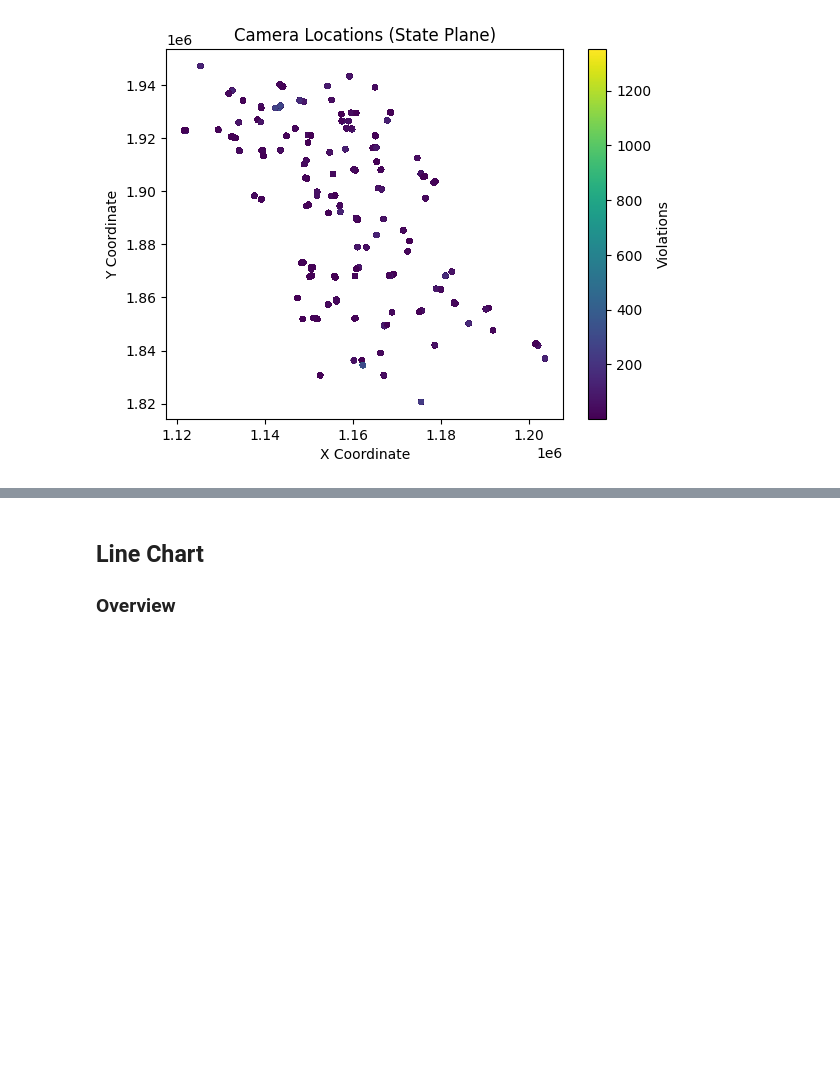
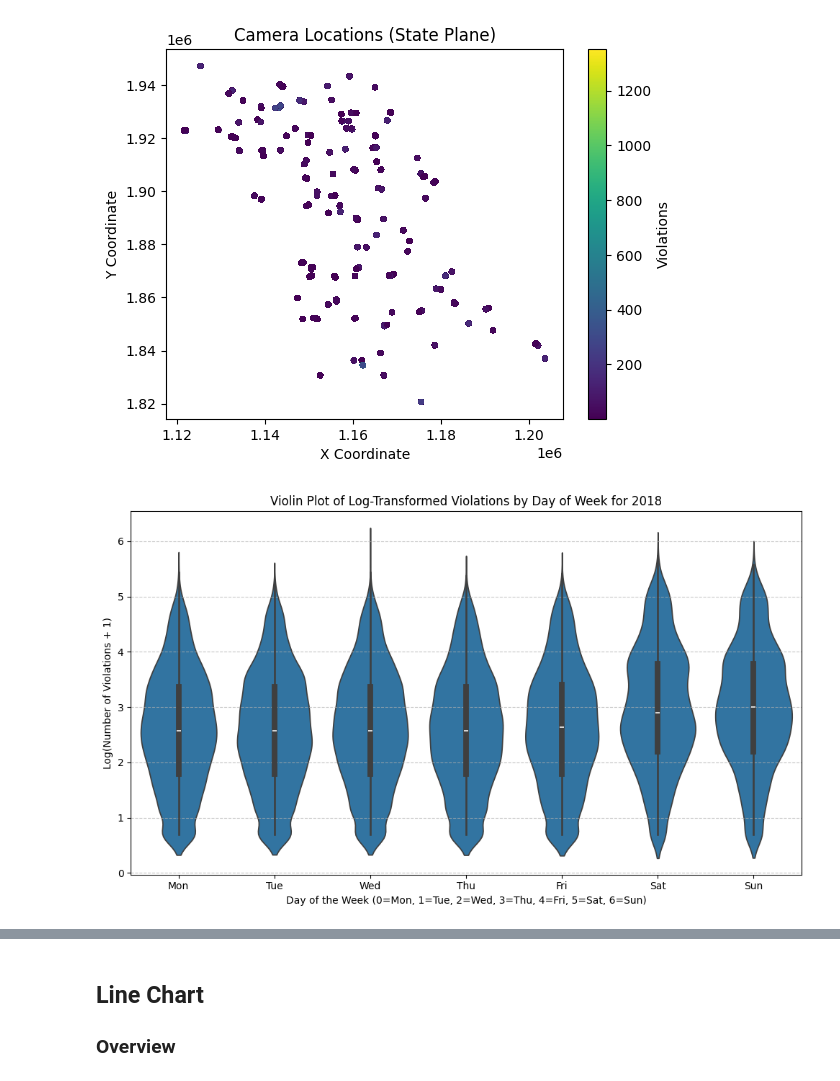
Before and after one commit to rmasud-michigan/siads_521_assignment_3, a Jupyter notebook: Assignment_3.ipynb, the cells around one changed output, grey strips where cells are left out. Cells and saved outputs as stored; diff of their text form; code cells hidden in the pictures; blank space fills up the shorter version.

Commit message:
more data changes

```diff
--- a/Assignment_3.ipynb
+++ b/Assignment_3.ipynb
@@ -120,35 +97,58 @@ plt.show()
 # %% [output]
 [figure]
 # %%
-import seaborn as sns
-def create_violation_heatmap_by_year_month(df,year=2024,month='January', x_coord_col='X COORDINATE', y_coord_col='Y COORDINATE', violations_col='VIOLATIONS'):
+def create_day_of_week_violation_violin_plot_log_transformed(df, year=2024,violation_date_col='VIOLATION DATE', violations_col='VIOLATIONS'):
     """
-    Generates a heatmap to visualize the density of violations based on X and Y coordinates.
+    Generates a violin plot of the log-transformed number of violations by day of the week.
 
     Args:
         df (pd.DataFrame): The input DataFrame containing the data.
-        x_coord_col (str, optional): The name of the column containing X coordinates. Defaults to 'X COORDINATE'.
-        y_coord_col (str, optional): The name of the column containing Y coordinates. Defaults to 'Y COORDINATE'.
+        violation_date_col (str, optional): The name of the column containing the violation date. Defaults to 'VIOLATION DATE'.
         violations_col (str, optional): The name of the column containing violation counts. Defaults to 'VIOLATIONS'.
 
     Returns:
-        None: Displays the heatmap.
+        None: Displays the violin plot with log-transformed y-axis.
     """
-    dfyear= df.loc[(df['YEAR'] == year) & (df['MONTH_NAME'] == month)]
 
-    plt.figure(figsize=(10, 8))  # Adjust figure size as needed
+    # Convert the violation date column to datetime objects
+    df[violation_date_col] = pd.to_datetime(df[violation_date_col])
 
-    # Create the heatmap
-    sns.heatmap(dfyear.pivot_table(values=violations_col, index=y_coord_col, columns=x_coord_col, fill_value=80),
-                cmap="YlOrRd",  # Choose a color map (e.g., yellow-orange-red)
-                cbar_kws={'label': 'Number of Violations'})  # Add a colorbar with a label
+    # Extract the day of the week (Monday=0, Sunday=6)
+    df['DAY_OF_WEEK'] = df[violation_date_col].dt.dayofweek
 
-    plt.title("Heatmap of Violation Density")
-    plt.xlabel("X Coordinate")
-    plt.ylabel("Y Coordinate")
-    plt.tight_layout()  # Adjust layout to prevent labels from overlapping
+    # Apply a log transformation to the 'VIOLATIONS' column
+    # Using np.log1p to handle potential zero values (log(1+x))
+    df['LOG_VIOLATIONS'] = np.log1p(df[violations_col])
+
+    df_yearfiltered = df.loc[(df['YEAR'] == year)]
+
+    plt.figure(figsize=(10, 6))  # Adjust figure size as needed
+
+    # Create the violin plot with the log-transformed data
+    sns.violinplot(x='DAY_OF_WEEK', y='LOG_VIOLATIONS', data=df_yearfiltered)
+
+    # Set the labels for the axes
+    plt.xlabel("Day of the Week (0=Mon, 1=Tue, 2=Wed, 3=Thu, 4=Fri, 5=Sat, 6=Sun)")
+    plt.ylabel("Log(Number of Violations + 1)")
+    plt.title(f"Violin Plot of Log-Transformed Violations by Day of Week for {year}")
+    plt.xticks(np.arange(7), ['Mon', 'Tue', 'Wed', 'Thu', 'Fri', 'Sat', 'Sun']) # Label x-axis with day names
+    plt.grid(True, which="major", axis="y", linestyle='--', alpha=0.7)
+    plt.tight_layout()
     plt.show()
-create_violation_heatmap_by_year_month(df,2024,'April')
+
+
+years = sorted(list(df['YEAR']))
+
+widgets.Dropdown(
+    options=years,
+    value=years[0],
+    description='Violation year:',
+    disabled=False,
+)
+
+create_day_of_week_violation_violin_plot_log_transformed(df,year=2018)
+# %% [output]
+[figure, added]
 # %%
 def create_day_of_week_violation_jitter_plot(df, violation_date_col='VIOLATION DATE', violations_col='VIOLATIONS'):
     """
```
Also changed, not shown: parts of 7 cells of this notebook, 2 other files.
